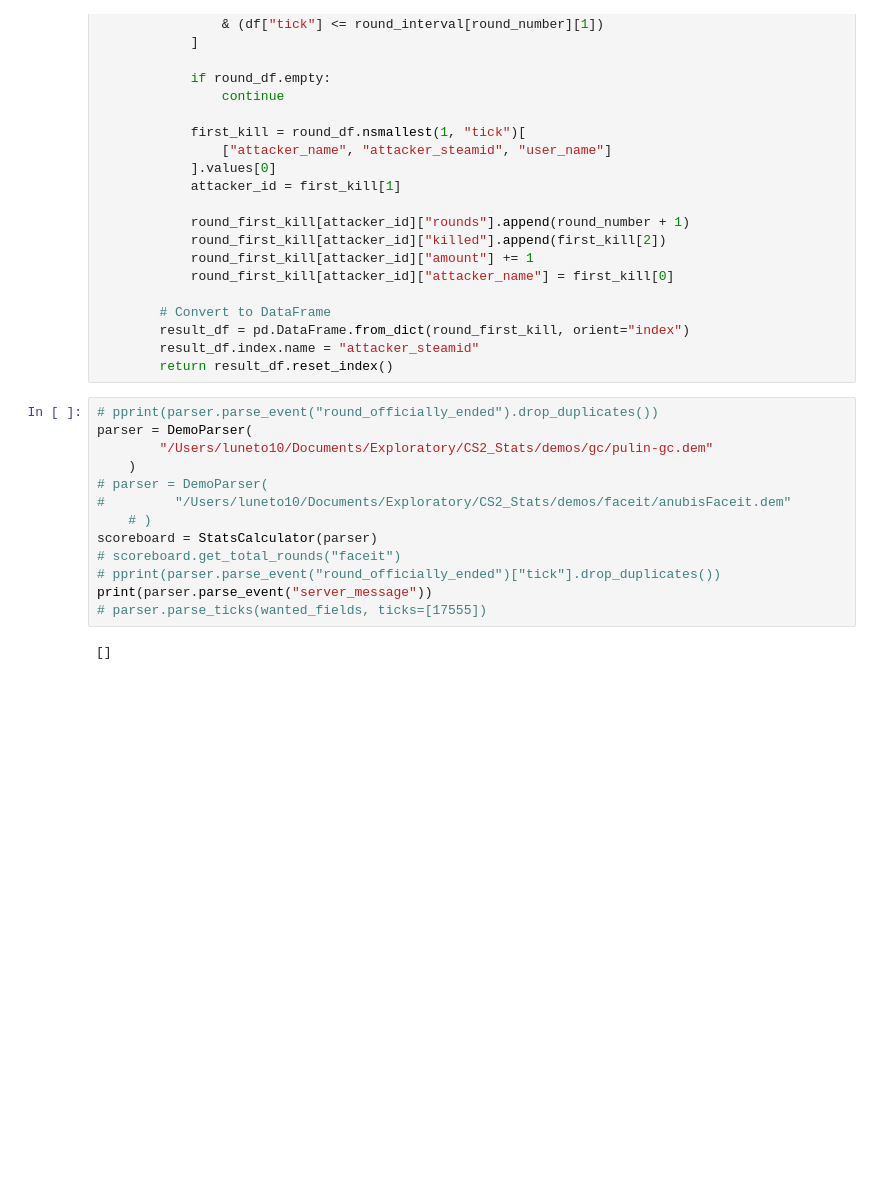
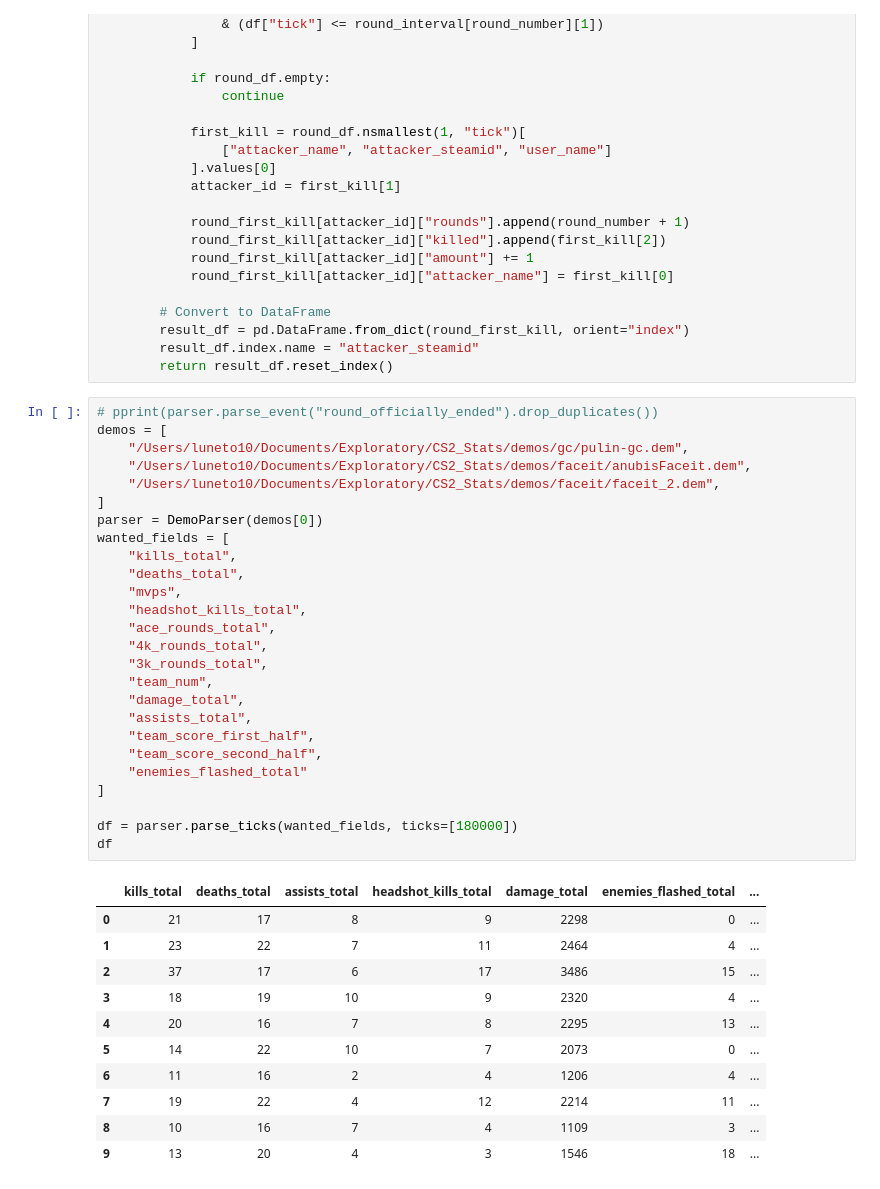
Before and after one commit to luneto10/CS2_Stats, a Jupyter notebook: apps/initial_test.ipynb, the cells around one changed output. Cells and saved outputs as stored; diff of their text form; blank space fills up the shorter version.

```diff
--- a/apps/initial_test.ipynb
+++ b/apps/initial_test.ipynb
@@ -535,16 +535,39 @@ class StatsCalculator:
         return result_df.reset_index()
 # %%
 # pprint(parser.parse_event("round_officially_ended").drop_duplicates())
-parser = DemoParser(
-        "/Users/luneto10/Documents/Exploratory/CS2_Stats/demos/gc/pulin-gc.dem"
-    )
-# parser = DemoParser(
-#         "/Users/luneto10/Documents/Exploratory/CS2_Stats/demos/faceit/anubisFaceit.dem"
-    # )
-scoreboard = StatsCalculator(parser)
-# scoreboard.get_total_rounds("faceit")
-# pprint(parser.parse_event("round_officially_ended")["tick"].drop_duplicates())
-print(parser.parse_event("server_message"))
-# parser.parse_ticks(wanted_fields, ticks=[17555])
+demos = [
+    "/Users/luneto10/Documents/Exploratory/CS2_Stats/demos/gc/pulin-gc.dem",
+    "/Users/luneto10/Documents/Exploratory/CS2_Stats/demos/faceit/anubisFaceit.dem",
+    "/Users/luneto10/Documents/Exploratory/CS2_Stats/demos/faceit/faceit_2.dem",
+]
+parser = DemoParser(demos[0])
+wanted_fields = [
+    "kills_total",
+    "deaths_total",
+    "mvps",
+    "headshot_kills_total",
+    "ace_rounds_total",
+    "4k_rounds_total",
+    "3k_rounds_total",
+    "team_num",
+    "damage_total",
+    "assists_total",
+    "team_score_first_half",
+    "team_score_second_half",
+    "enemies_flashed_total"
+]
+
+df = parser.parse_ticks(wanted_fields, ticks=[180000])
+df
 # %% [output]
-[]
+|  | kills_total | deaths_total | assists_total | headshot_kills_total | damage_total | enemies_flashed_total | ... |
+| 0 | 21 | 17 | 8 | 9 | 2298 | 0 | ... |
+| 1 | 23 | 22 | 7 | 11 | 2464 | 4 | ... |
+| 2 | 37 | 17 | 6 | 17 | 3486 | 15 | ... |
+| 3 | 18 | 19 | 10 | 9 | 2320 | 4 | ... |
+| 4 | 20 | 16 | 7 | 8 | 2295 | 13 | ... |
+| 5 | 14 | 22 | 10 | 7 | 2073 | 0 | ... |
+| 6 | 11 | 16 | 2 | 4 | 1206 | 4 | ... |
+| 7 | 19 | 22 | 4 | 12 | 2214 | 11 | ... |
+| 8 | 10 | 16 | 7 | 4 | 1109 | 3 | ... |
+| 9 | 13 | 20 | 4 | 3 | 1546 | 18 | ... |
```
Also changed, not shown: parts of 6 cells of this notebook, 6 other files.
